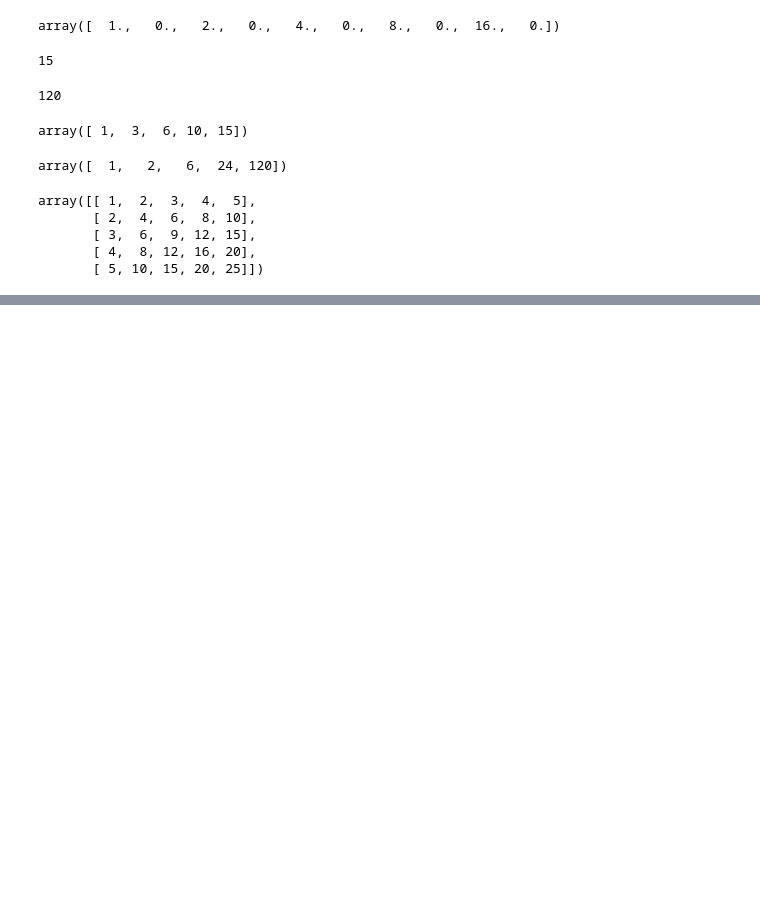
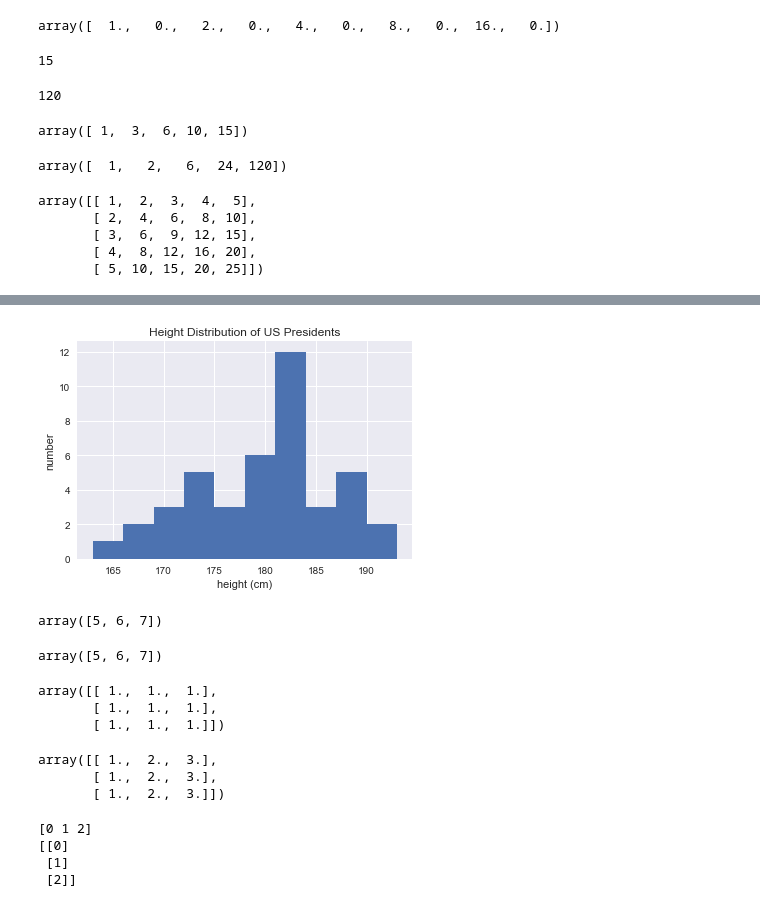
Before and after one commit to surh/micropopgen, a Jupyter notebook: numpy.ipynb, the cells around one changed output, grey strips where cells are left out. Drawn from its saved outputs; the diff is of its cells as text; code cells hidden in the pictures; blank space fills up the shorter version.

```diff
--- a/numpy.ipynb
+++ b/numpy.ipynb
@@ -447,0 +506,5 @@ array([[ 1,  2,  3,  4,  5],
+# %%
+import pandas as pd
+data = pd.read_csv('data/president_heights.csv')
+heights = np.array(data['height(cm)'])
+heights
@@ -447,0 +536,40 @@ array([[ 1,  2,  3,  4,  5],
+# %%
+plt.hist(heights)
+plt.title('Height Distribution of US Presidents')
+plt.xlabel('height (cm)')
+plt.ylabel('number');
+# %% [output]
+[figure, added]
+# %%
+a = np.array((0,1,2))
+b = np.array((5, 5 ,5))
+a + b
+# %% [output]
+array([5, 6, 7])
+# %%
+a + 5
+# %% [output]
+array([5, 6, 7])
+# %%
+M = np.ones((3,3))
+M
+# %% [output]
+array([[ 1.,  1.,  1.],
+       [ 1.,  1.,  1.],
+       [ 1.,  1.,  1.]])
+# %%
+M + a
+# %% [output]
+array([[ 1.,  2.,  3.],
+       [ 1.,  2.,  3.],
+       [ 1.,  2.,  3.]])
+# %%
+a = np.arange(3)
+b = np.arange(3).reshape(3,1)
+print(a)
+print(b)
+# %% [output]
+[0 1 2]
+[[0]
+ [1]
+ [2]]
```
Also changed, not shown: parts of 29 cells of this notebook, 2 other files.
